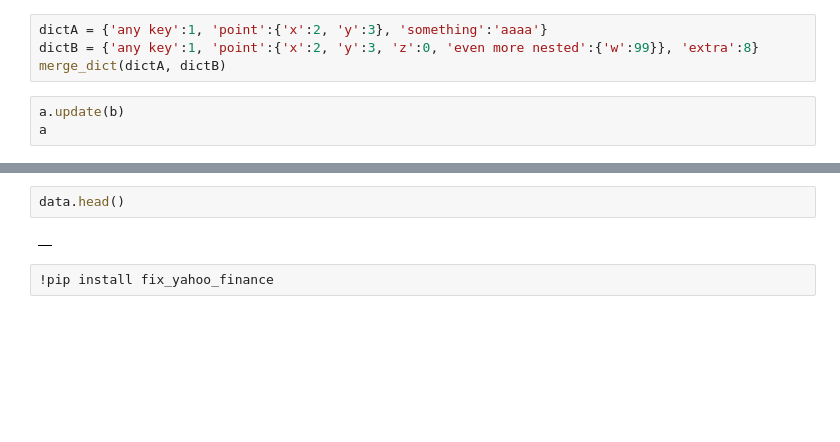
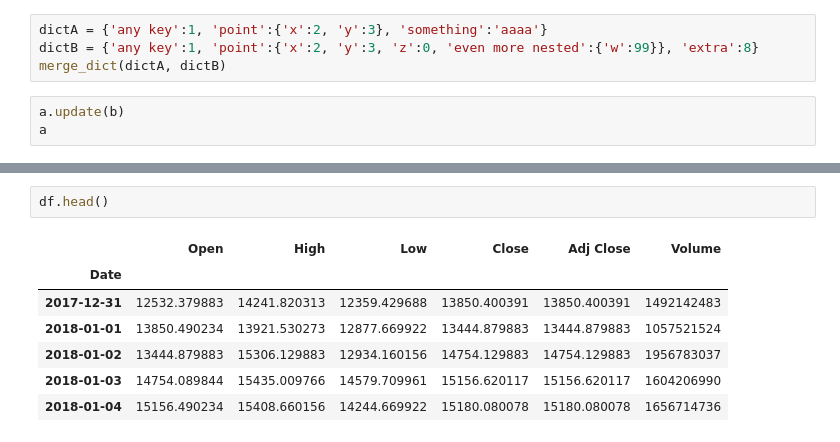
Before and after one commit to 25shmeckles/alefuncs, a Jupyter notebook: sketchbook.ipynb, the cells around one changed output, grey strips where cells are left out. Cells and saved outputs as stored; diff of their text form; blank space fills up the shorter version.

```diff
--- a/sketchbook.ipynb
+++ b/sketchbook.ipynb
@@ -325,6 +501,10 @@ connectors are welcome.
 # %%
-data.head()
+df.head()
 # %% [output]
-|  |
+|  | Open | High | Low | Close | Adj Close | Volume |
+| Date |  |  |  |  |  |  |
+| 2017-12-31 | 12532.379883 | 14241.820313 | 12359.429688 | 13850.400391 | 13850.400391 | 1492142483 |
+| 2018-01-01 | 13850.490234 | 13921.530273 | 12877.669922 | 13444.879883 | 13444.879883 | 1057521524 |
+| 2018-01-02 | 13444.879883 | 15306.129883 | 12934.160156 | 14754.129883 | 14754.129883 | 1956783037 |
+| 2018-01-03 | 14754.089844 | 15435.009766 | 14579.709961 | 15156.620117 | 15156.620117 | 1604206990 |
+| 2018-01-04 | 15156.490234 | 15408.660156 | 14244.669922 | 15180.080078 | 15180.080078 | 1656714736 |
-# %%
-!pip install fix_yahoo_finance
```
Also changed, not shown: parts of 15 cells of this notebook, 1 other file.
